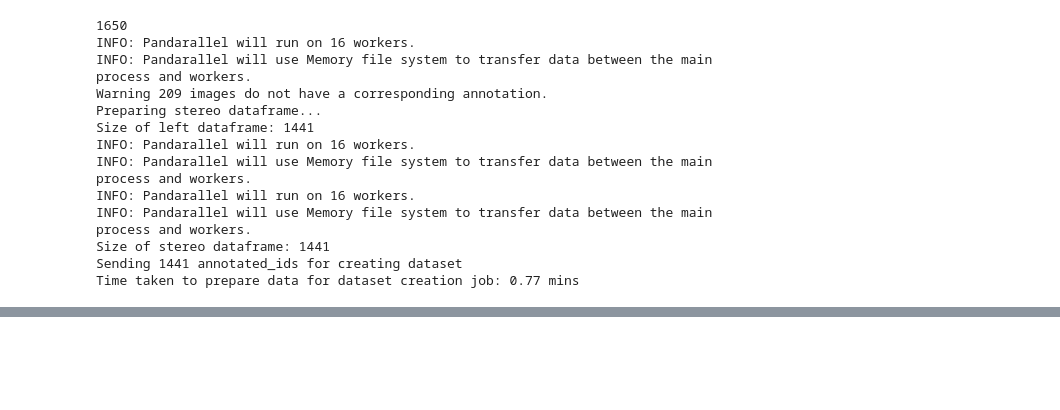
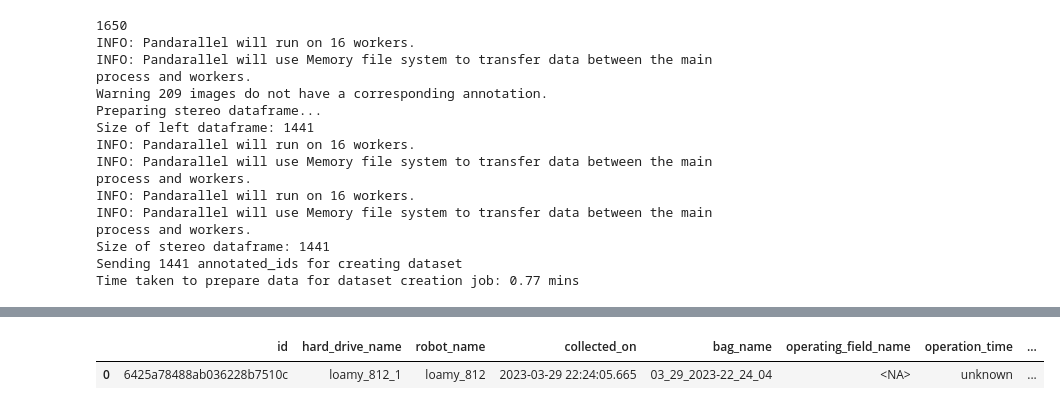
Before and after one commit to Alex17Li/scripts, a Jupyter notebook: notebooks/get_dust_bags.ipynb, the cells around one changed output, grey strips where cells are left out. Drawn from its saved outputs; the diff is of its cells as text; code cells hidden in the pictures; blank space fills up the shorter version.

```diff
--- a/notebooks/get_dust_bags.ipynb
+++ b/notebooks/get_dust_bags.ipynb
@@ -581,0 +634,13 @@ Time taken to prepare data for dataset creation job: 0.77 mins
+# %%
+query = """SELECT ij.id, hard_drive_name, robot_name, collected_on,
+    bag_name, operating_field_name, operation_time, latitude, longitude, geohash, camera_location,
+    bundle, group_id, special_notes
+FROM image_jupiter AS ij
+WHERE ij.id = '6425a78488ab036228b7510c'
+"""
+img: pd.DataFrame = athena.get_df(query) # type: ignore
+# %%
+img
+# %% [output]
+|  | id | hard_drive_name | robot_name | collected_on | bag_name | operating_field_name | operation_time | ... |
+| 0 | 6425a78488ab036228b7510c | loamy_812_1 | loamy_812 | 2023-03-29 22:24:05.665 | 03_29_2023-22_24_04 | <NA> | unknown | ... |
```
Also changed, not shown: parts of 4 cells of this notebook, 4 other files.
